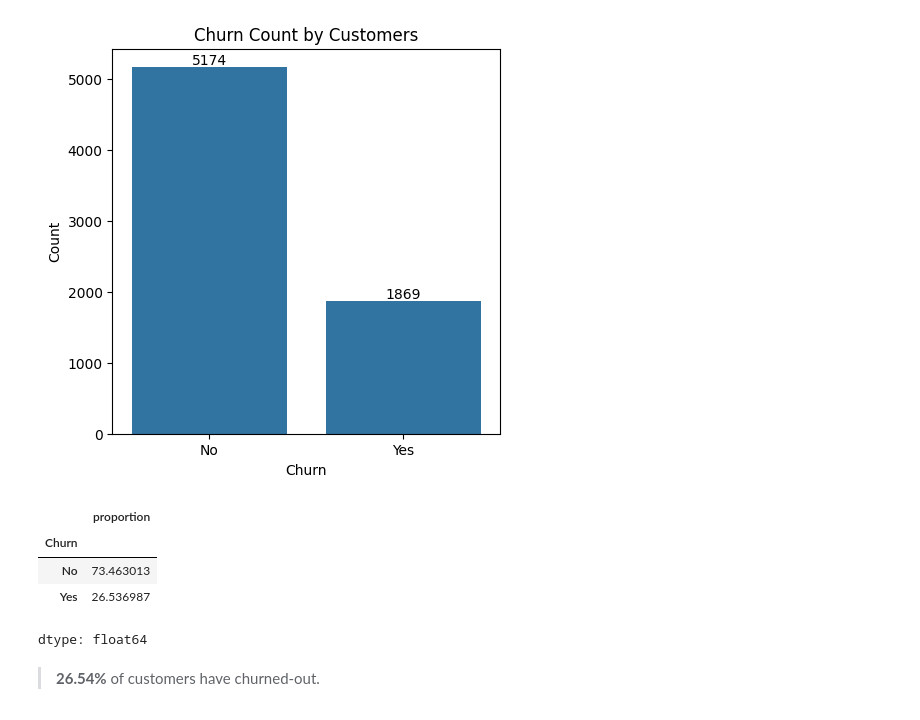
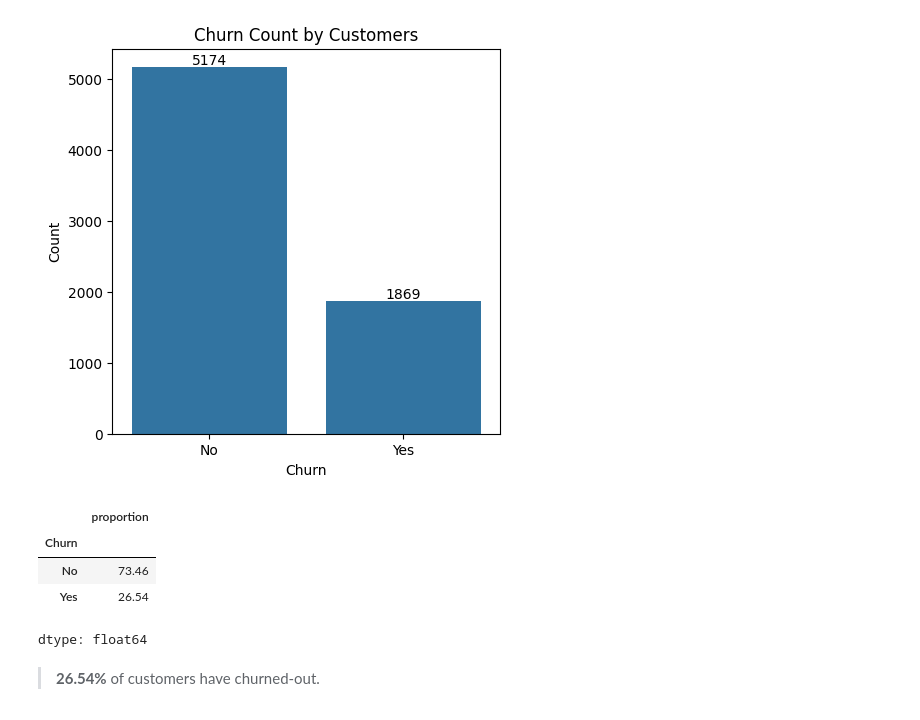
Before and after one commit to anuragchauhan21/Customer-Churn-Analysis, a Jupyter notebook: 1_churn_eda_analysis.ipynb, the cells around one changed output. Drawn from its saved outputs; the diff is of its cells as text; code cells hidden in the pictures.

```diff
--- a/1_churn_eda_analysis.ipynb
+++ b/1_churn_eda_analysis.ipynb
@@ -134,12 +125,12 @@ plt.show()
 # %% [output]
 [figure]
 # %%
-df['Churn'].value_counts(normalize=True) * 100
+round(df['Churn'].value_counts(normalize=True) * 100, 2)
 # %% [output]
 |  | proportion |
 | Churn |  |
-| No | 73.463013 |
-| Yes | 26.536987 |
+| No | 73.46 |
+| Yes | 26.54 |
 dtype: float64
 # %% [markdown]
 > **26.54%** of customers have churned-out.
```
Also changed, not shown: parts of 33 cells of this notebook, 1 other file.
